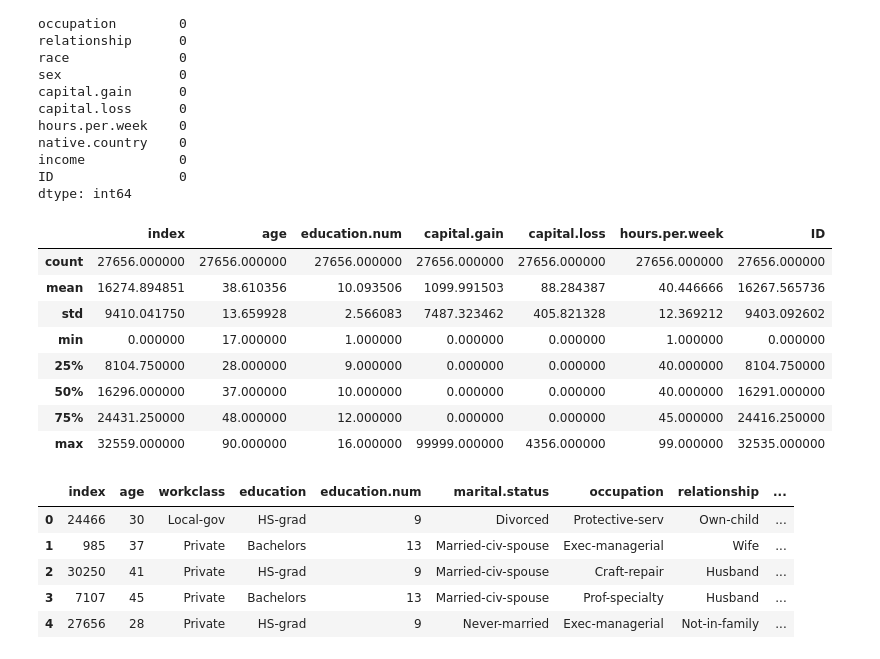
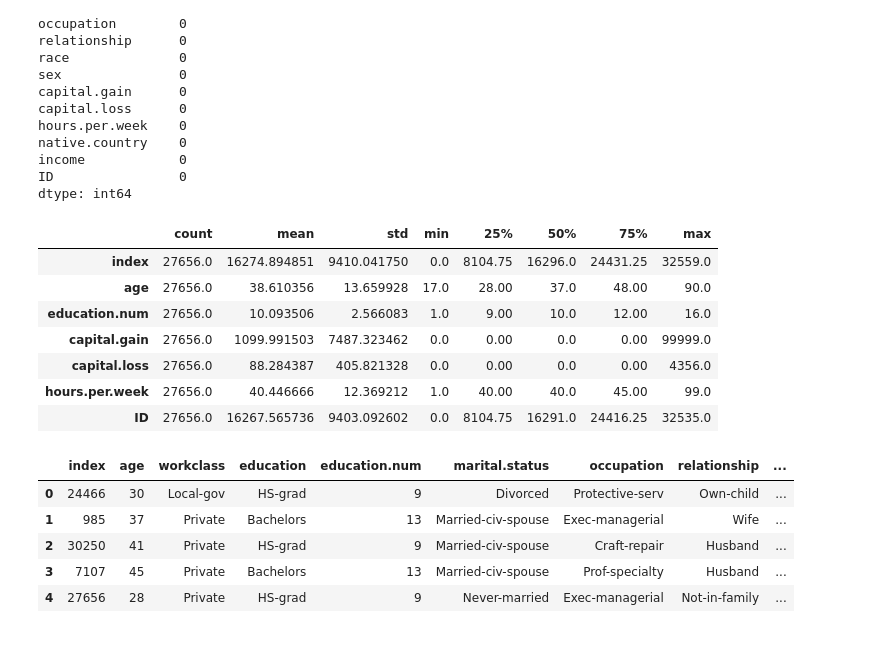
Before and after one commit to ivanjavierparra/DataScience-Sprint1, a Jupyter notebook: Consigna_entrega_1(1).ipynb, the cells around one changed output. Drawn from its saved outputs; the diff is of its cells as text; code cells hidden in the pictures.

```diff
--- a/Consigna_entrega_1(1).ipynb
+++ b/Consigna_entrega_1(1).ipynb
@@ -127,17 +127,16 @@ income            0
 ID                0
 dtype: int64
 # %%
-df.describe()
+df.describe().T
 # %% [output]
-|  | index | age | education.num | capital.gain | capital.loss | hours.per.week | ID |
-| count | 27656.000000 | 27656.000000 | 27656.000000 | 27656.000000 | 27656.000000 | 27656.000000 | 27656.000000 |
-| mean | 16274.894851 | 38.610356 | 10.093506 | 1099.991503 | 88.284387 | 40.446666 | 16267.565736 |
-| std | 9410.041750 | 13.659928 | 2.566083 | 7487.323462 | 405.821328 | 12.369212 | 9403.092602 |
-| min | 0.000000 | 17.000000 | 1.000000 | 0.000000 | 0.000000 | 1.000000 | 0.000000 |
-| 25% | 8104.750000 | 28.000000 | 9.000000 | 0.000000 | 0.000000 | 40.000000 | 8104.750000 |
-| 50% | 16296.000000 | 37.000000 | 10.000000 | 0.000000 | 0.000000 | 40.000000 | 16291.000000 |
-| 75% | 24431.250000 | 48.000000 | 12.000000 | 0.000000 | 0.000000 | 45.000000 | 24416.250000 |
-| max | 32559.000000 | 90.000000 | 16.000000 | 99999.000000 | 4356.000000 | 99.000000 | 32535.000000 |
+|  | count | mean | std | min | 25% | 50% | 75% | max |
+| index | 27656.0 | 16274.894851 | 9410.041750 | 0.0 | 8104.75 | 16296.0 | 24431.25 | 32559.0 |
+| age | 27656.0 | 38.610356 | 13.659928 | 17.0 | 28.00 | 37.0 | 48.00 | 90.0 |
+| education.num | 27656.0 | 10.093506 | 2.566083 | 1.0 | 9.00 | 10.0 | 12.00 | 16.0 |
+| capital.gain | 27656.0 | 1099.991503 | 7487.323462 | 0.0 | 0.00 | 0.0 | 0.00 | 99999.0 |
+| capital.loss | 27656.0 | 88.284387 | 405.821328 | 0.0 | 0.00 | 0.0 | 0.00 | 4356.0 |
+| hours.per.week | 27656.0 | 40.446666 | 12.369212 | 1.0 | 40.00 | 40.0 | 45.00 | 99.0 |
+| ID | 27656.0 | 16267.565736 | 9403.092602 | 0.0 | 8104.75 | 16291.0 | 24416.25 | 32535.0 |
 # %%
 df.head(5)
 # %% [output]
```
Also changed, not shown: parts of 45 cells of this notebook.
